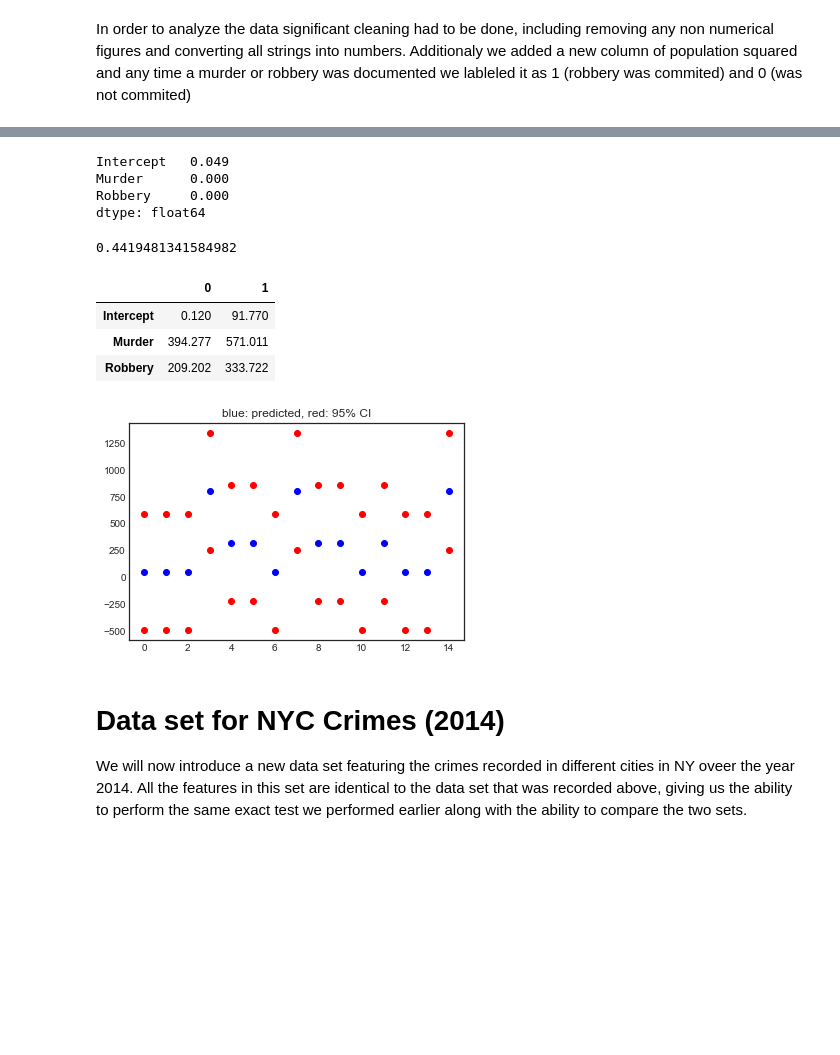
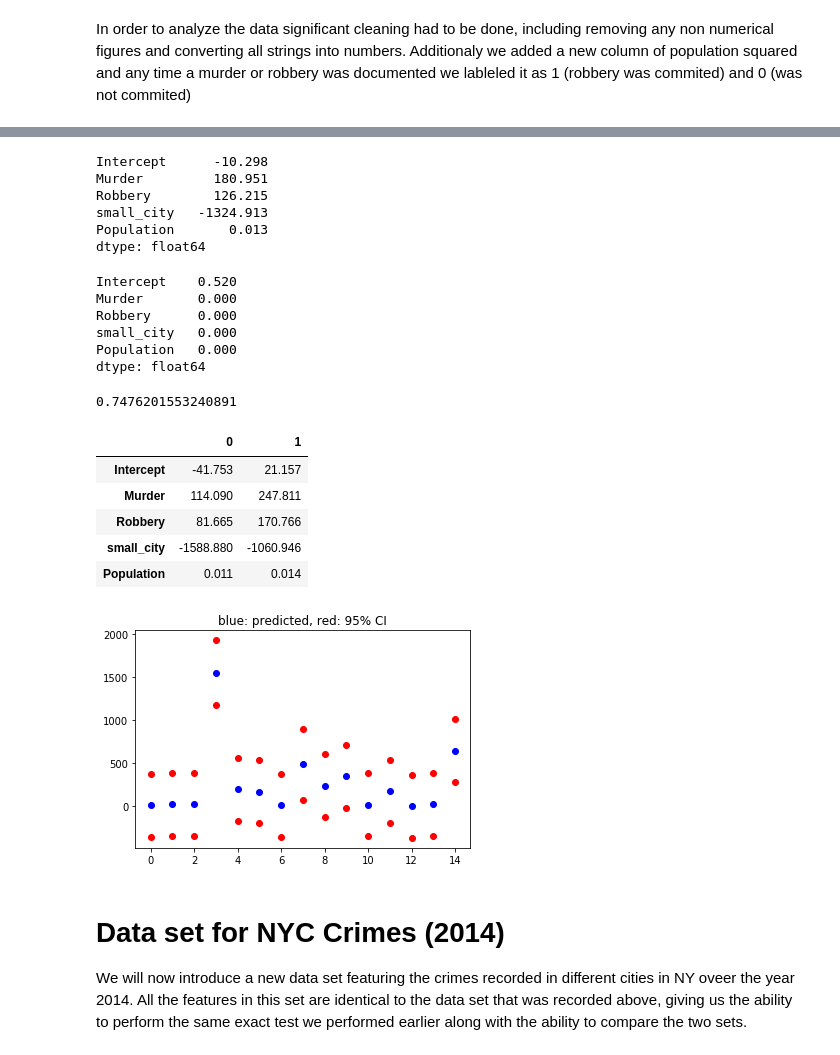
Before and after one commit to ezzanger/Unit2-Lesson-5-Drills-Challenge, a Jupyter notebook: Lesson 5 - Test Drills.ipynb, the cells around one changed output, grey strips where cells are left out. Saved outputs shown, nothing was run; the diff lists cells and outputs as text; code cells hidden in the pictures; blank space fills up the shorter version.

```diff
--- a/Lesson 5 - Test Drills.ipynb
+++ b/Lesson 5 - Test Drills.ipynb
@@ -111,6 +239,4 @@ crime1.drop(216, inplace = True)
 # %%
-
-
-crime1["Property_Crime"] = mstats.winsorize(crime1["Property_Crime"], limits=0.05)
+crime2013["Property_Crime"] = mstats.winsorize(crime2013["Property_Crime"], limits=0.05)
 plt.figure(figsize=(10,10))
-plt.scatter(crime1["Property_Crime"], crime1["Population"])
+plt.scatter(crime2013["Property_Crime"], crime2013["Population"])
@@ -117,4 +251,4 @@ plt.scatter(crime1["Property_Crime"], crime1["Population"])
 # %%
-crime1["Property_Crime"] = mstats.winsorize(crime1["Property_Crime"], limits=0.05)
+crime2013["Property_Crime"] = mstats.winsorize(crime2013["Property_Crime"], limits=0.05)
 plt.figure(figsize=(10,10))
-plt.scatter(crime1["Property_Crime"], crime1["Population_Sqrd"])
+plt.scatter(crime2013["Property_Crime"], crime2013["Population_Sqrd"])
@@ -122,0 +268,6 @@ crime1.boxplot(column = 'Population')
+# %%
+bigcity = crime2013.loc[lambda crime2013: crime2013['Population'] > 100000, :]
+smallcity= crime2013.loc[lambda crime2013: crime2013['Population'] < 100000, :]
+crime2013['small_city']= crime2013['Population'].apply(lambda x:1 if x > 100000 else 0)
+#crime2013['small_city'] = np.where(crime2013['smallcity'] < 100000, 1, 0)
+#crime2013['big_city'] = np.where(crime2013['bigcity'] >= 100000, 1, 0)
@@ -123,39 +302,48 @@ crime1.boxplot(column = 'Population')
 # %%
-linear_formula = 'Property_Crime ~ Murder+Robbery'
-
-# Fit the model to our data using the formula.
-lm = smf.ols(formula=linear_formula, data=crime2013).fit()
+linear_formula = 'Property_Crime ~ Murder+Robbery+small_city+Population'
+lms = smf.ols(formula=linear_formula, data=crime2013).fit()
 # %%
-lm.params
+lms.params
+# %% [output]
+Intercept      -10.298
+Murder         180.951
+Robbery        126.215
+small_city   -1324.913
+Population       0.013
+dtype: float64
 # %%
-lm.pvalues
+lms.pvalues
 # %% [output]
-Intercept   0.049
-Murder      0.000
-Robbery     0.000
+Intercept    0.520
+Murder       0.000
+Robbery      0.000
+small_city   0.000
+Population   0.000
 dtype: float64
 # %%
-lm.rsquared
+lms.rsquared
 # %% [output]
-0.4419481341584982
+0.7476201553240891
 # %%
-lm.conf_int()
+lms.conf_int()
 # %% [output]
 |  | 0 | 1 |
-| Intercept | 0.120 | 91.770 |
-| Murder | 394.277 | 571.011 |
-| Robbery | 209.202 | 333.722 |
+| Intercept | -41.753 | 21.157 |
+| Murder | 114.090 | 247.811 |
+| Robbery | 81.665 | 170.766 |
+| small_city | -1588.880 | -1060.946 |
+| Population | 0.011 | 0.014 |
 # %%
-prstd, iv_l, iv_u = wls_prediction_std(lm)
+prstd, iv_l, iv_u = wls_prediction_std(lms)
 
 plt.figure()
 plt.plot(iv_u[0:15], 'o', color='r')
 plt.plot(iv_l[0:15], 'o', color='r')
-plt.plot(lm.fittedvalues[0:15], 'o', color='b')
+plt.plot(lms.fittedvalues[0:15], 'o', color='b')
 plt.title('blue: predicted, red: 95% CI')
 plt.show()
 # %% [output]
-[figure, old version]
+[figure, new version]
 # %% [markdown]
 #  Data set for NYC Crimes (2014)
 We will now introduce a new data set featuring the crimes recorded in different cities in NY oveer the year 2014. All the features in this set are identical to the data set that was recorded above, giving us the ability to perform the same exact test we performed earlier along with the ability to compare the two sets.
```
Also changed, not shown: parts of 31 cells of this notebook.
